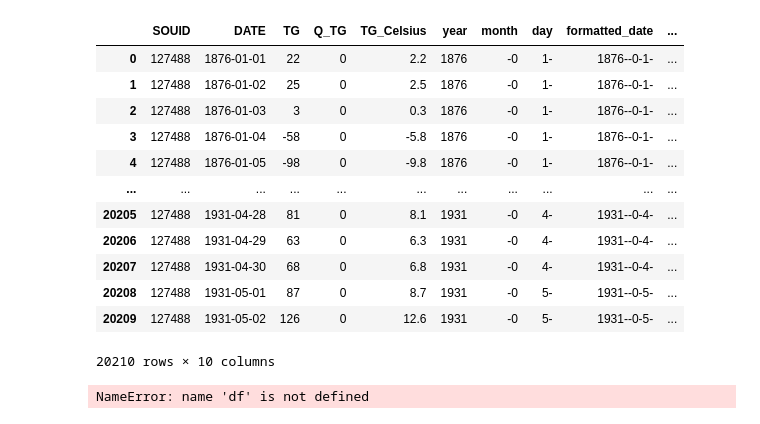
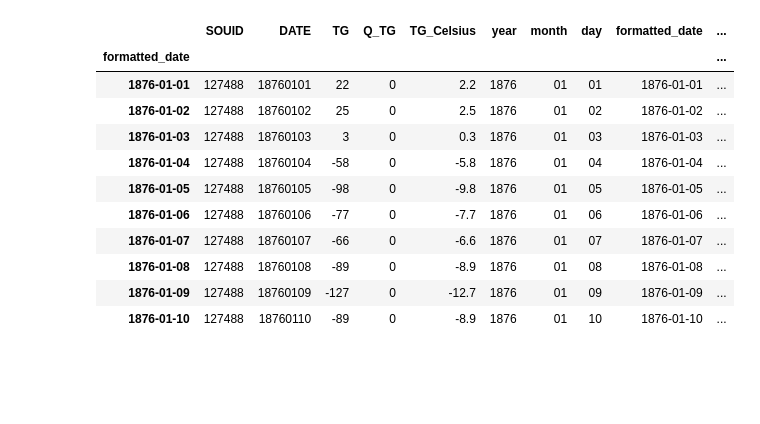
Before and after one commit to RocketDav1d/DataScience, a Jupyter notebook: Climate Stripes/ClimateStripes.ipynb, the cells around one changed output. Drawn from its saved outputs; the diff is of its cells as text; code cells hidden in the pictures; blank space fills up the shorter version.

```diff
--- a/Climate Stripes/ClimateStripes.ipynb
+++ b/Climate Stripes/ClimateStripes.ipynb
@@ -43,7 +58,7 @@ print(df.head())
 import matplotlib.pyplot as plt
 
 # Convert the DATE column to a datetime object
-df['DATE'] = pd.to_datetime(df['DATE'], format='%Y%m%d')
+# df['DATE'] = pd.to_datetime(df['DATE'], format='%Y%m%d')
 
 # Create a line plot of the raw temperature data
 plt.figure(figsize=(12, 6))
@@ -66,5 +95,3 @@ df['day'] = df['DATE'].str[6:8]
 
 # Create a new date column via string concatenation
 df['formatted_date'] = df['year'] + '-' + df['month'] + '-' + df['day']
-# %%
-df['DATE'] = pd.to_datetime(df['DATE'], format='%Y%m%d')
@@ -72,0 +112,4 @@ ValueError: time data '1876-01-01' does not match format '%Y%m%d' (match)
+# %%
+date_series = df['formatted_date']
+df.index = pd.to_datetime(date_series)
+df.head(10)
@@ -79,21 +157,16 @@ df['TG_median_filled'] = df['TG'].replace(-999.9, median_temp)
 # %%
-df.loc[:'2021-12-31']
+df.loc[:'2022-12-31']
+df.tail(10)
 # %% [output]
 |  | SOUID | DATE | TG | Q_TG | TG_Celsius | year | month | day | formatted_date | ... |
-| 0 | 127488 | 1876-01-01 | 22 | 0 | 2.2 | 1876 | -0 | 1- | 1876--0-1- | ... |
-| 1 | 127488 | 1876-01-02 | 25 | 0 | 2.5 | 1876 | -0 | 1- | 1876--0-1- | ... |
-| 2 | 127488 | 1876-01-03 | 3 | 0 | 0.3 | 1876 | -0 | 1- | 1876--0-1- | ... |
-| 3 | 127488 | 1876-01-04 | -58 | 0 | -5.8 | 1876 | -0 | 1- | 1876--0-1- | ... |
-| 4 | 127488 | 1876-01-05 | -98 | 0 | -9.8 | 1876 | -0 | 1- | 1876--0-1- | ... |
-| ... | ... | ... | ... | ... | ... | ... | ... | ... | ... | ... |
-| 20205 | 127488 | 1931-04-28 | 81 | 0 | 8.1 | 1931 | -0 | 4- | 1931--0-4- | ... |
-| 20206 | 127488 | 1931-04-29 | 63 | 0 | 6.3 | 1931 | -0 | 4- | 1931--0-4- | ... |
-| 20207 | 127488 | 1931-04-30 | 68 | 0 | 6.8 | 1931 | -0 | 4- | 1931--0-4- | ... |
-| 20208 | 127488 | 1931-05-01 | 87 | 0 | 8.7 | 1931 | -0 | 5- | 1931--0-5- | ... |
-| 20209 | 127488 | 1931-05-02 | 126 | 0 | 12.6 | 1931 | -0 | 5- | 1931--0-5- | ... |
+| formatted_date |  |  |  |  |  |  |  |  |  | ... |
+| 1876-01-01 | 127488 | 18760101 | 22 | 0 | 2.2 | 1876 | 01 | 01 | 1876-01-01 | ... |
+| 1876-01-02 | 127488 | 18760102 | 25 | 0 | 2.5 | 1876 | 01 | 02 | 1876-01-02 | ... |
+| 1876-01-03 | 127488 | 18760103 | 3 | 0 | 0.3 | 1876 | 01 | 03 | 1876-01-03 | ... |
+| 1876-01-04 | 127488 | 18760104 | -58 | 0 | -5.8 | 1876 | 01 | 04 | 1876-01-04 | ... |
+| 1876-01-05 | 127488 | 18760105 | -98 | 0 | -9.8 | 1876 | 01 | 05 | 1876-01-05 | ... |
+| 1876-01-06 | 127488 | 18760106 | -77 | 0 | -7.7 | 1876 | 01 | 06 | 1876-01-06 | ... |
+| 1876-01-07 | 127488 | 18760107 | -66 | 0 | -6.6 | 1876 | 01 | 07 | 1876-01-07 | ... |
+| 1876-01-08 | 127488 | 18760108 | -89 | 0 | -8.9 | 1876 | 01 | 08 | 1876-01-08 | ... |
+| 1876-01-09 | 127488 | 18760109 | -127 | 0 | -12.7 | 1876 | 01 | 09 | 1876-01-09 | ... |
+| 1876-01-10 | 127488 | 18760110 | -89 | 0 | -8.9 | 1876 | 01 | 10 | 1876-01-10 | ... |
-20210 rows × 10 columns
-# %%
-
-df.groupby('year')[col2].median()
-# %% [output]
-NameError: name 'df' is not defined
```
Also changed, not shown: parts of 16 cells of this notebook, 6 other files.
